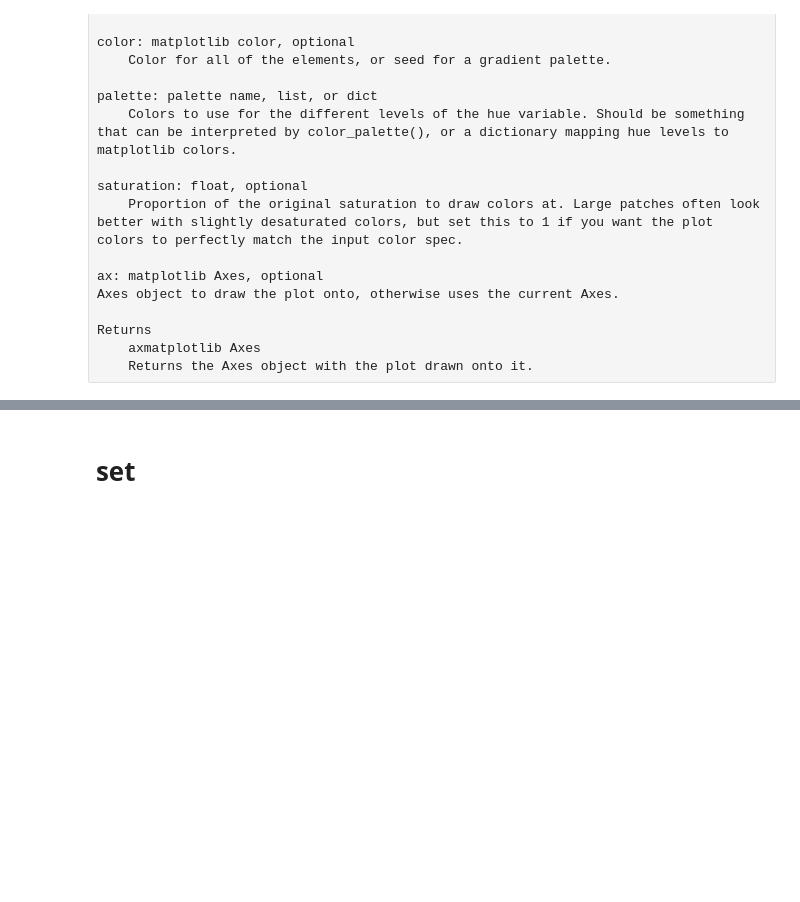
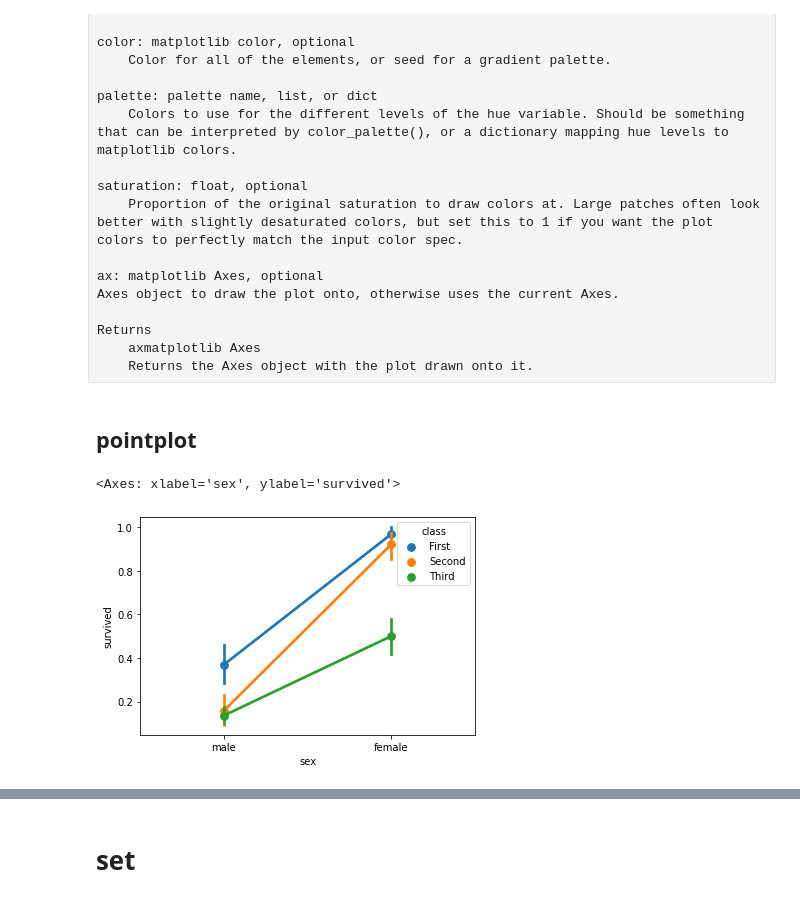
Before and after one commit to sunocean01/Matplotlib_Note, a Jupyter notebook: seaborn_module.ipynb, the cells around one changed output, grey strips where cells are left out. Cells and saved outputs as stored; diff of their text form; code cells hidden in the pictures; blank space fills up the shorter version.

```diff
--- a/seaborn_module.ipynb
+++ b/seaborn_module.ipynb
@@ -1575,3 +1600,10 @@ ax = sns.violinplot(data=snsdata,
 snsdata.head(2)
 # %%
 snsdata.day.unique()
+# %% [markdown]
+## pointplot
+# %%
+sns.pointplot(data=titanic,x="sex", y="survived", hue="class")
+# %% [output]
+<Axes: xlabel='sex', ylabel='survived'>
+[figure, added]
```
Also changed, not shown: parts of 18 cells of this notebook, 1 other file.
